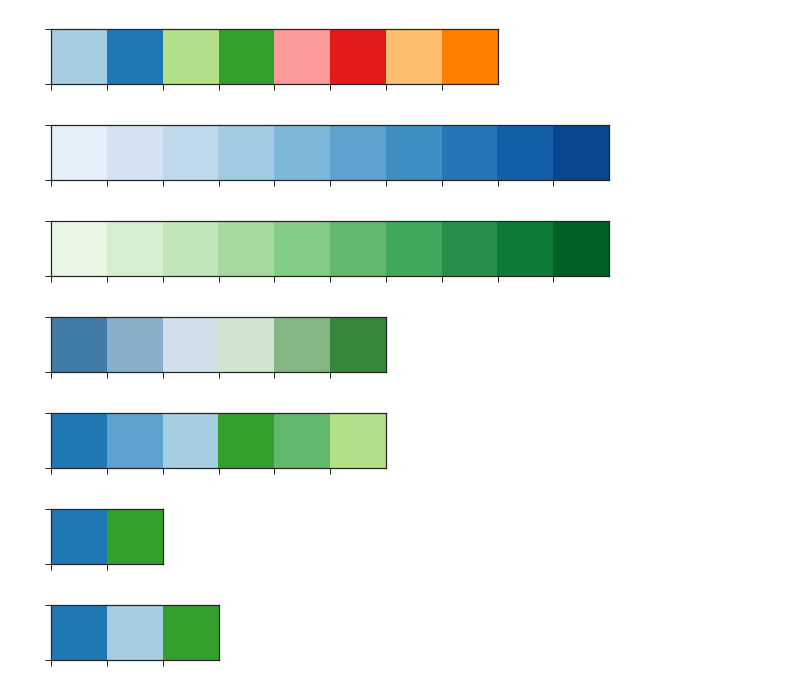
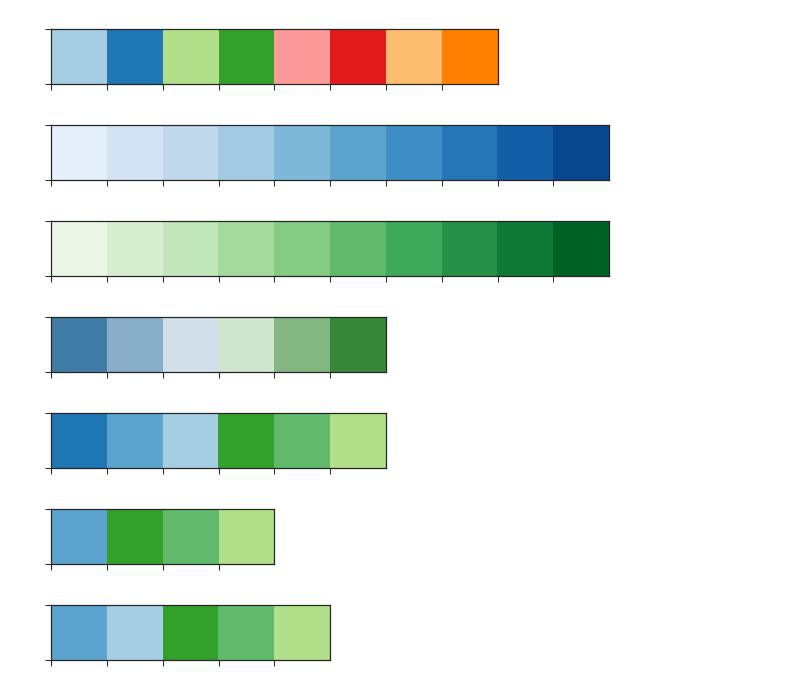
Before and after one commit to stanford-futuredata/optimus-maximus, a Jupyter notebook: plots/simdex-plots.ipynb, the cells around one changed output. Cells and saved outputs as stored; diff of their text form; code cells hidden in the pictures.

```diff
--- a/plots/simdex-plots.ipynb
+++ b/plots/simdex-plots.ipynb
@@ -76,25 +58,28 @@ simdex_df.sort_values(by='comp_time').query('K == 1').groupby(
 # %%
 palette = sns.color_palette('Paired', 4)
 blue_palette = sns.color_palette('Blues', 10)
 green_palette = sns.color_palette('Greens', 10)
 f_u_palette = [palette[1], blue_palette[-5], palette[0], palette[3], green_palette[-5], palette[2]]
-appetizer_palette = [palette[1], palette[3]]
-rmse_reg_palette = [palette[1], palette[0], palette[3]]
+# appetizer_palette = [palette[1], palette[3]]
+appetizer_palette = f_u_palette[1:2] + f_u_palette[3:]
+# rmse_reg_palette = [palette[1], palette[0], palette[3]]
+rmse_reg_palette = [blue_palette[-5], palette[0], palette[3], green_palette[-5], palette[2]]
+# rmse_reg_palette = [f_u_palette[3], f_u_palette[1], f_u_palette[4], f_u_palette[2], f_u_palette[5]]
 
 sns.palplot(sns.color_palette('Paired', 8))
 sns.palplot(sns.color_palette('Blues', 10))
 sns.palplot(sns.color_palette('Greens', 10))
 sns.palplot(sns.diverging_palette(240, 128, n=6))
 sns.palplot(f_u_palette)
 sns.palplot(appetizer_palette)
 sns.palplot(rmse_reg_palette)
 # %% [output]
 [figure]
 [figure]
 [figure]
 [figure]
 [figure]
-[figure, old version]
+[figure, new version]
-[figure, old version]
+[figure, new version]
 # %%
 with sns.color_palette(f_u_palette):
```
Also changed, not shown: parts of 10 cells of this notebook, 5 other files.
